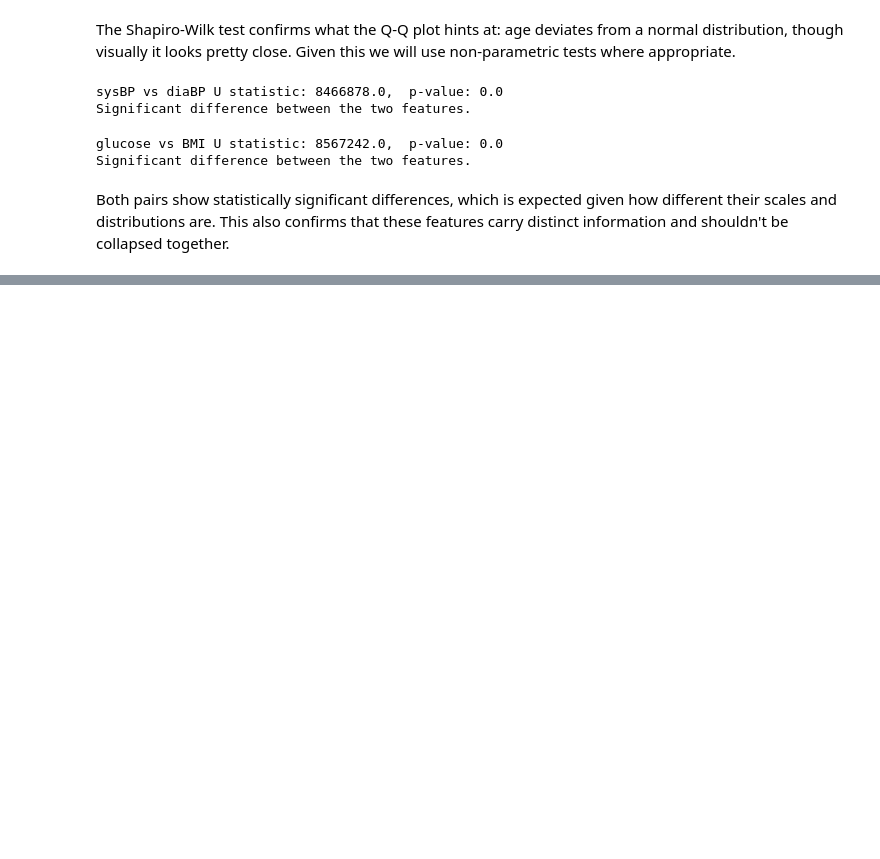
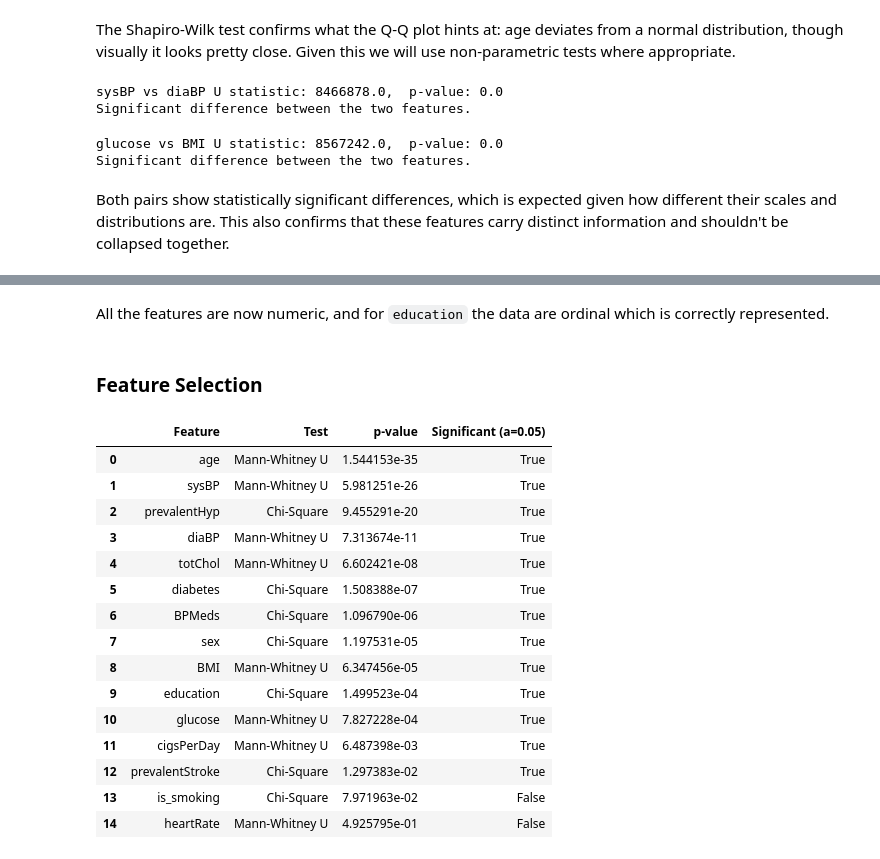
Before and after one commit to mtfattahpour/chd-prediction, a Jupyter notebook: notebooks/eda.ipynb, the cells around one changed output, grey strips where cells are left out. Drawn from its saved outputs; the diff is of its cells as text; code cells hidden in the pictures; blank space fills up the shorter version.

Commit message:
Added feature encoding, feature selection

```diff
--- a/notebooks/eda.ipynb
+++ b/notebooks/eda.ipynb
@@ -456,0 +521,57 @@ Both pairs show statistically significant differences, which is expected given h
+# %% [markdown]
+All the features are now numeric, and for `education` the data are ordinal which is correctly represented.
+# %% [markdown]
+### Feature Selection
+# %%
+from scipy.stats import chi2_contingency, mannwhitneyu
+
+# 1. Chi-Square Test for Categorical Features
+chi2_results = []
+for col in categorical_features:
+    contingency_table = pd.crosstab(df[col], df['TenYearCHD'])
+    chi2, p_val, dof, expected = chi2_contingency(contingency_table)
+    chi2_results.append({
+        'Feature': col,
+        'Test': 'Chi-Square',
+        'p-value': p_val,
+        'Significant (a=0.05)': p_val < 0.05
+    })
+
+chi2_df = pd.DataFrame(chi2_results)
+
+# 2. Mann-Whitney U Test for Numeric Features
+mwu_results = []
+for col in numeric_features:
+    group0 = df[df['TenYearCHD'] == 0][col]
+    group1 = df[df['TenYearCHD'] == 1][col]
+    stat, p_val = mannwhitneyu(group0, group1, alternative='two-sided')
+    mwu_results.append({
+        'Feature': col,
+        'Test': 'Mann-Whitney U',
+        'p-value': p_val,
+        'Significant (a=0.05)': p_val < 0.05
+    })
+
+mwu_df = pd.DataFrame(mwu_results)
+
+# Combine, and sort by p-value to see strongest features first, and display
+stat_results_df = pd.concat([chi2_df, mwu_df], ignore_index=True)
+stat_results_df = stat_results_df.sort_values(by='p-value').reset_index(drop=True)
+stat_results_df
+# %% [output]
+|  | Feature | Test | p-value | Significant (a=0.05) |
+| 0 | age | Mann-Whitney U | 1.544153e-35 | True |
+| 1 | sysBP | Mann-Whitney U | 5.981251e-26 | True |
+| 2 | prevalentHyp | Chi-Square | 9.455291e-20 | True |
+| 3 | diaBP | Mann-Whitney U | 7.313674e-11 | True |
+| 4 | totChol | Mann-Whitney U | 6.602421e-08 | True |
+| 5 | diabetes | Chi-Square | 1.508388e-07 | True |
+| 6 | BPMeds | Chi-Square | 1.096790e-06 | True |
+| 7 | sex | Chi-Square | 1.197531e-05 | True |
+| 8 | BMI | Mann-Whitney U | 6.347456e-05 | True |
+| 9 | education | Chi-Square | 1.499523e-04 | True |
+| 10 | glucose | Mann-Whitney U | 7.827228e-04 | True |
+| 11 | cigsPerDay | Mann-Whitney U | 6.487398e-03 | True |
+| 12 | prevalentStroke | Chi-Square | 1.297383e-02 | True |
+| 13 | is_smoking | Chi-Square | 7.971963e-02 | False |
+| 14 | heartRate | Mann-Whitney U | 4.925795e-01 | False |
```
Also changed, not shown: parts of 10 cells of this notebook.
